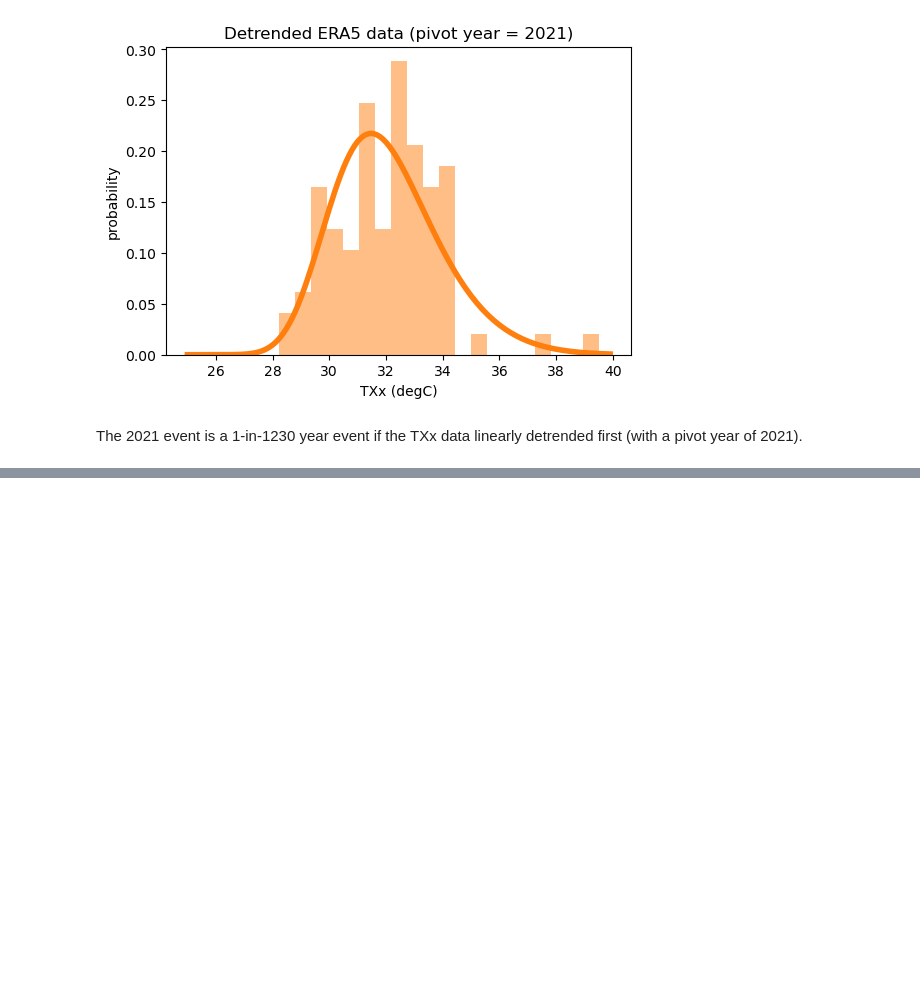
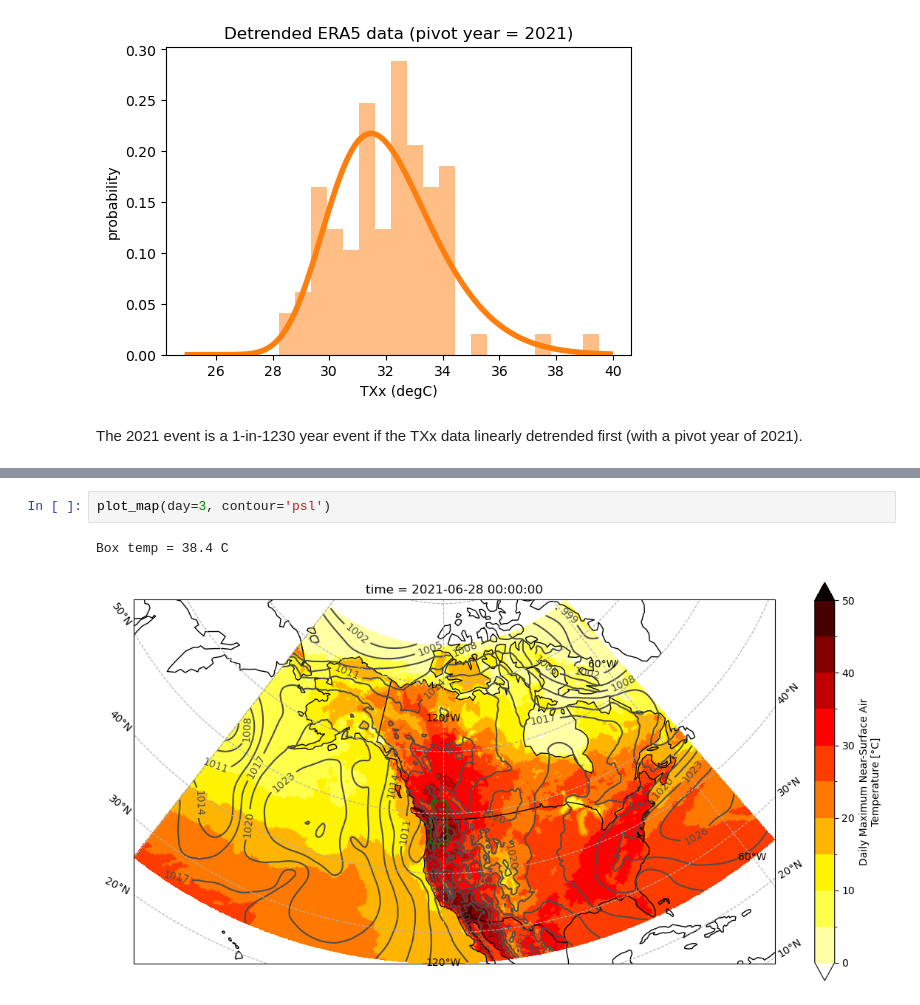
Before and after one commit to DamienIrving/unseen-projects, a Jupyter notebook: project-wcrp-txx/analysis_ERA5.ipynb, the cells around one changed output, grey strips where cells are left out. Cells and saved outputs as stored; diff of their text form; blank space fills up the shorter version.

```diff
--- a/project-wcrp-txx/analysis_ERA5.ipynb
+++ b/project-wcrp-txx/analysis_ERA5.ipynb
@@ -138,0 +239,5 @@ The 2021 event is a 1-in-1230 year event if the TXx data linearly detrended firs
+# %%
+plot_map(day=3, contour='psl')
+# %% [output]
+Box temp = 38.4 C
+[figure, added]
```
Also changed, not shown: parts of 8 cells of this notebook, 1 other file.
